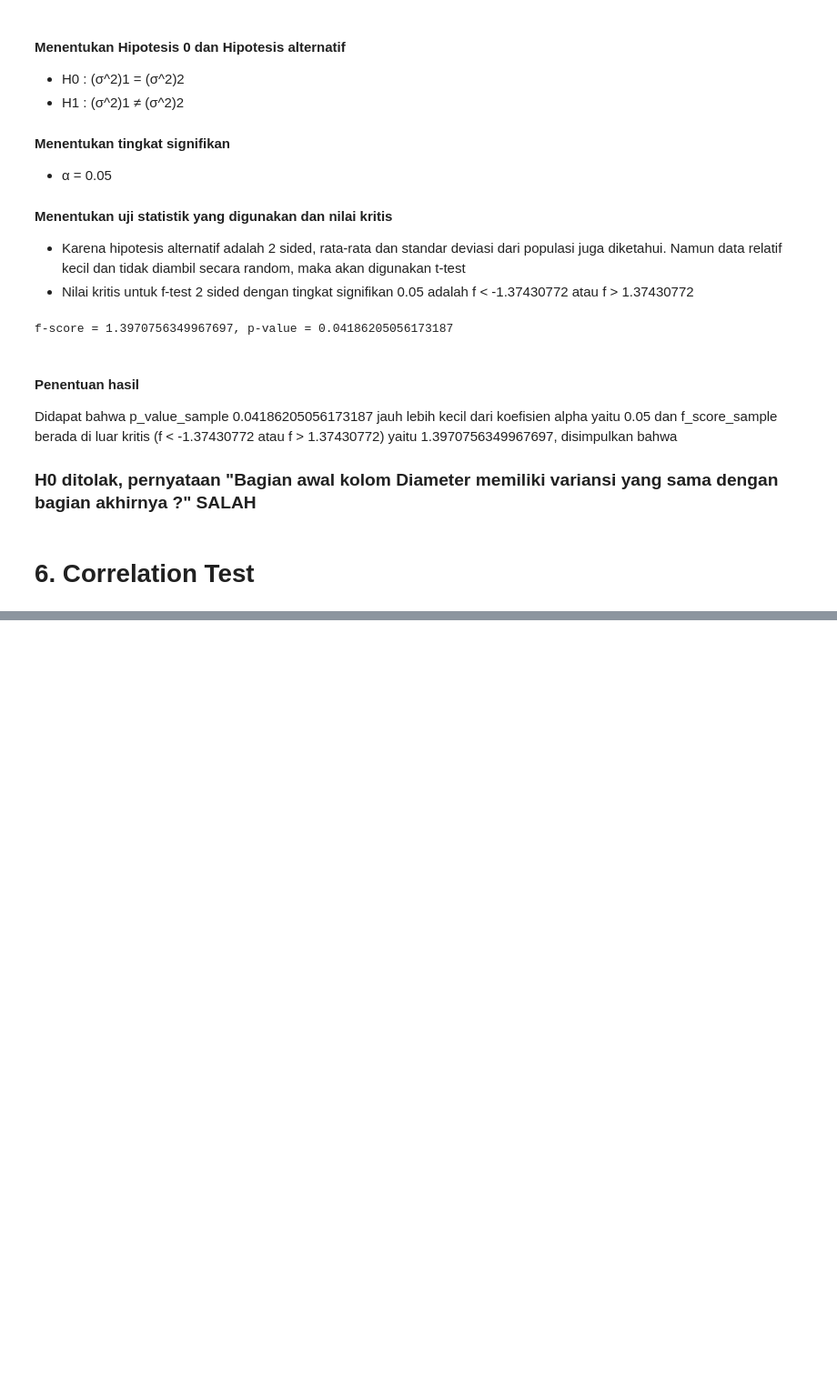
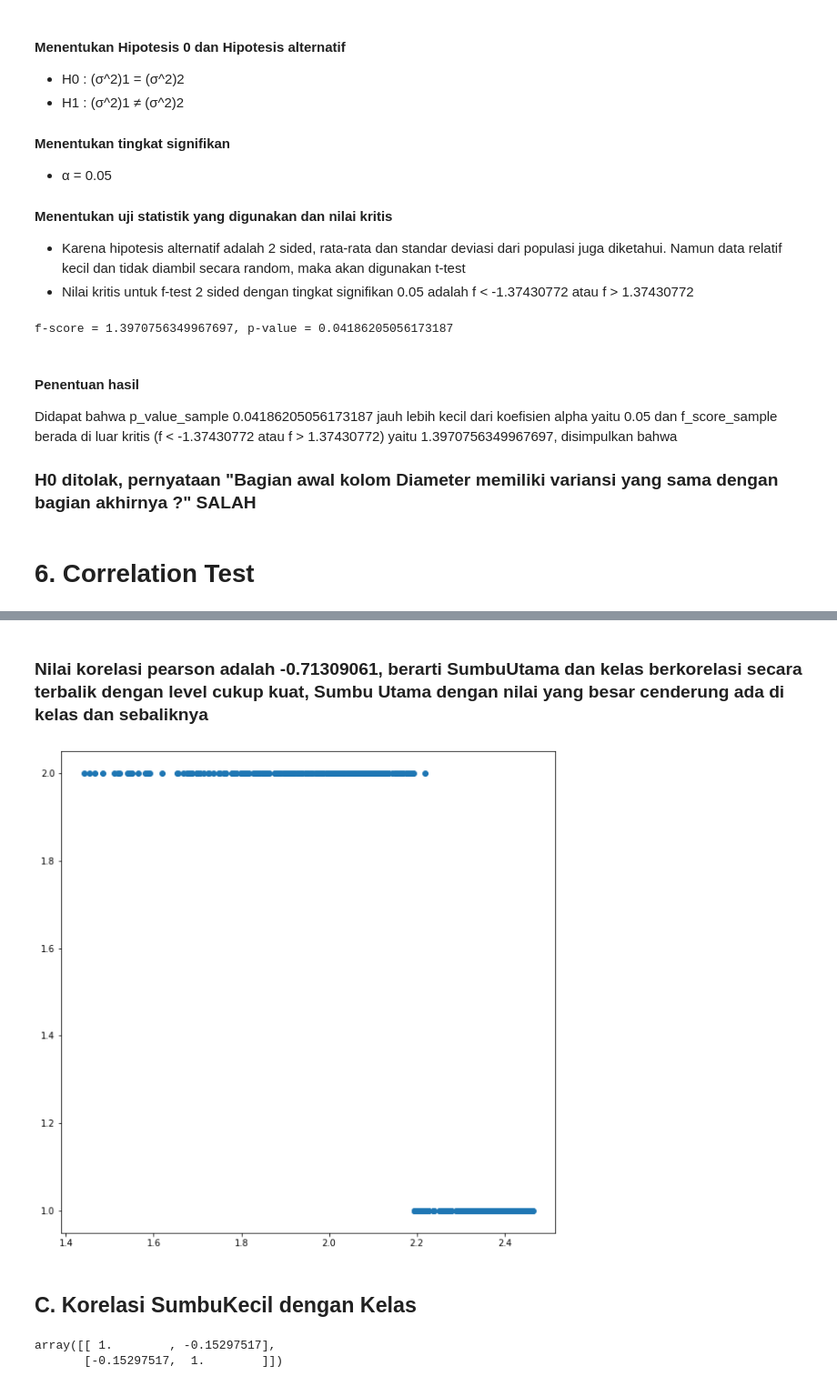
Before and after one commit to chrslex/TubesProbstat, a Jupyter notebook: Tubes keknya sih.ipynb, the cells around one changed output, grey strips where cells are left out. Shown at 91% size. Drawn from its saved outputs; the diff is of its cells as text; code cells hidden in the pictures; blank space fills up the shorter version.

```diff
--- a/Tubes keknya sih.ipynb
+++ b/Tubes keknya sih.ipynb
@@ -873,0 +900,17 @@ dan f_score_sample berada di luar kritis (f < -1.37430772 atau f > 1.37430772) y
+# %% [markdown]
+### Nilai korelasi pearson adalah -0.71309061, berarti SumbuUtama dan kelas berkorelasi secara terbalik dengan level cukup kuat, Sumbu Utama dengan nilai yang besar cenderung ada di kelas  dan sebaliknya
+# %%
+plt.figure(figsize=(10,10))
+plt.scatter(test,target, linestyle='solid')
+plt.show()
+# %% [output]
+[figure, added]
+# %% [markdown]
+## C. Korelasi SumbuKecil dengan Kelas
+# %%
+test = data["SumbuKecil"]
+matrix_coef = np.corrcoef(test, target)
+matrix_coef
+# %% [output]
+array([[ 1.        , -0.15297517],
+       [-0.15297517,  1.        ]])
```
Also changed, not shown: parts of 33 cells of this notebook.
